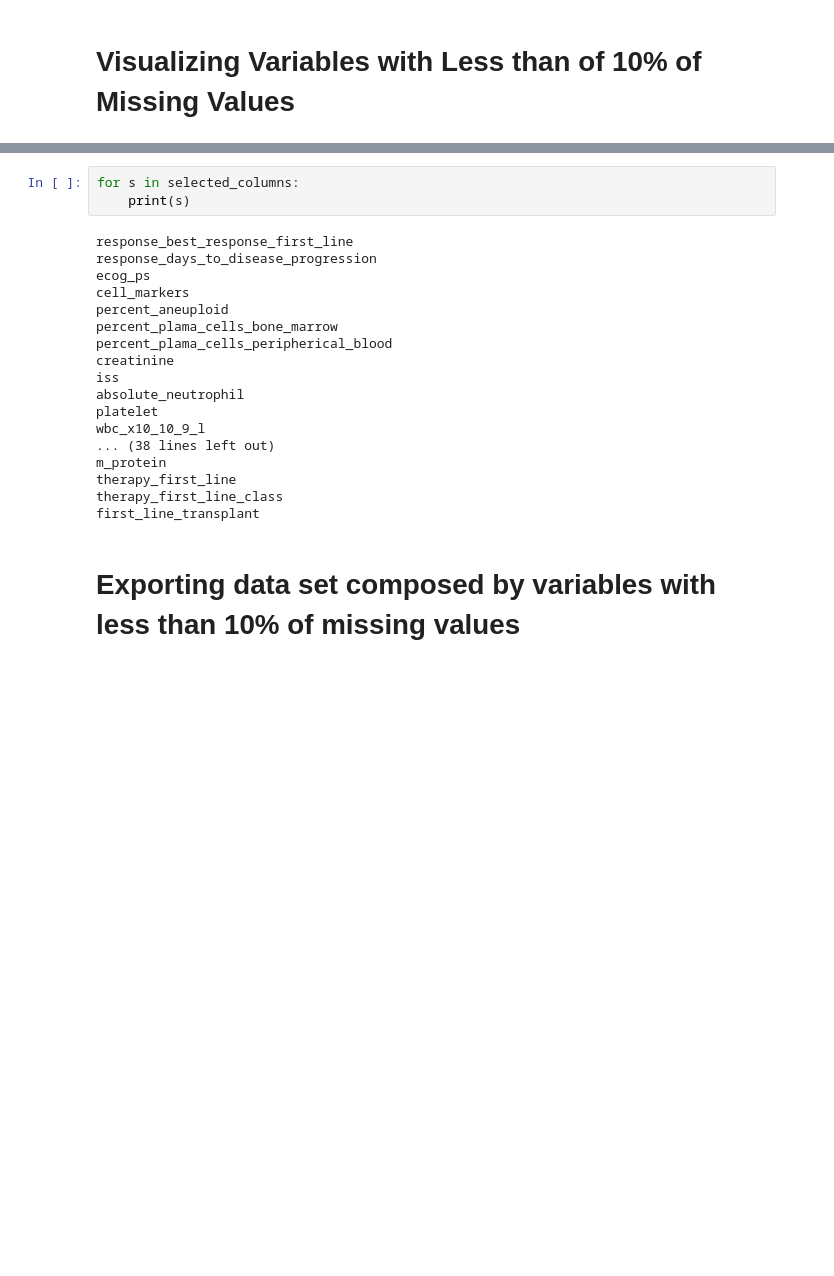
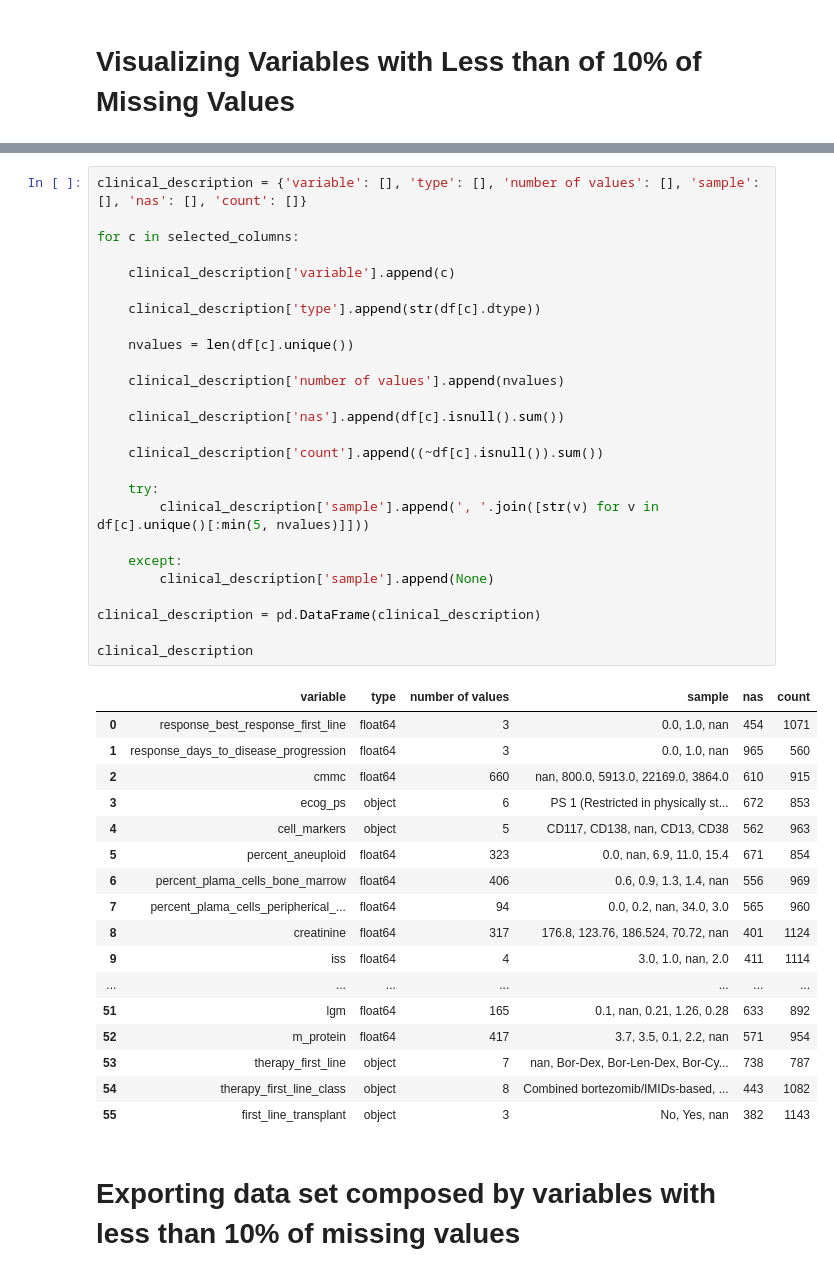
Before and after one commit to lucasvenez/mult, a Jupyter notebook: 00_01_missing_analysis.ipynb, the cells around one changed output, grey strips where cells are left out. Cells and saved outputs as stored; diff of their text form; blank space fills up the shorter version.

```diff
--- a/00_01_missing_analysis.ipynb
+++ b/00_01_missing_analysis.ipynb
@@ -50,24 +50,47 @@ msno.matrix(df[selected_columns]);
-# %%
-for s in selected_columns:
-    print(s)
-# %% [output]
-response_best_response_first_line
-response_days_to_disease_progression
-ecog_ps
-cell_markers
-percent_aneuploid
-percent_plama_cells_bone_marrow
-percent_plama_cells_peripherical_blood
-creatinine
-iss
-absolute_neutrophil
-platelet
-wbc_x10_10_9_l
-... (38 lines left out)
-m_protein
-therapy_first_line
-therapy_first_line_class
-first_line_transplant
+# %%
+clinical_description = {'variable': [], 'type': [], 'number of values': [], 'sample':[], 'nas': [], 'count': []}
+
+for c in selected_columns:
+
+    clinical_description['variable'].append(c)
+
+    clinical_description['type'].append(str(df[c].dtype))
+
+    nvalues = len(df[c].unique())
+
+    clinical_description['number of values'].append(nvalues)
+
+    clinical_description['nas'].append(df[c].isnull().sum())
+
+    clinical_description['count'].append((~df[c].isnull()).sum())
+
+    try:
+        clinical_description['sample'].append(', '.join([str(v) for v in df[c].unique()[:min(5, nvalues)]]))
+
+    except:
+        clinical_description['sample'].append(None)
+
+clinical_description = pd.DataFrame(clinical_description)
+
+clinical_description
+# %% [output]
+|  | variable | type | number of values | sample | nas | count |
+| 0 | response_best_response_first_line | float64 | 3 | 0.0, 1.0, nan | 454 | 1071 |
+| 1 | response_days_to_disease_progression | float64 | 3 | 0.0, 1.0, nan | 965 | 560 |
+| 2 | cmmc | float64 | 660 | nan, 800.0, 5913.0, 22169.0, 3864.0 | 610 | 915 |
+| 3 | ecog_ps | object | 6 | PS 1 (Restricted in physically st... | 672 | 853 |
+| 4 | cell_markers | object | 5 | CD117, CD138, nan, CD13, CD38 | 562 | 963 |
+| 5 | percent_aneuploid | float64 | 323 | 0.0, nan, 6.9, 11.0, 15.4 | 671 | 854 |
+| 6 | percent_plama_cells_bone_marrow | float64 | 406 | 0.6, 0.9, 1.3, 1.4, nan | 556 | 969 |
+| 7 | percent_plama_cells_peripherical_... | float64 | 94 | 0.0, 0.2, nan, 34.0, 3.0 | 565 | 960 |
+| 8 | creatinine | float64 | 317 | 176.8, 123.76, 186.524, 70.72, nan | 401 | 1124 |
+| 9 | iss | float64 | 4 | 3.0, 1.0, nan, 2.0 | 411 | 1114 |
+| ... | ... | ... | ... | ... | ... | ... |
+| 51 | lgm | float64 | 165 | 0.1, nan, 0.21, 1.26, 0.28 | 633 | 892 |
+| 52 | m_protein | float64 | 417 | 3.7, 3.5, 0.1, 2.2, nan | 571 | 954 |
+| 53 | therapy_first_line | object | 7 | nan, Bor-Dex, Bor-Len-Dex, Bor-Cy... | 738 | 787 |
+| 54 | therapy_first_line_class | object | 8 | Combined bortezomib/IMIDs-based, ... | 443 | 1082 |
+| 55 | first_line_transplant | object | 3 | No, Yes, nan | 382 | 1143 |
 # %% [markdown]
 # Exporting data set composed by variables with less than 10% of missing values
 # %%
```
Also changed, not shown: parts of 3 cells of this notebook, 11 other files.
